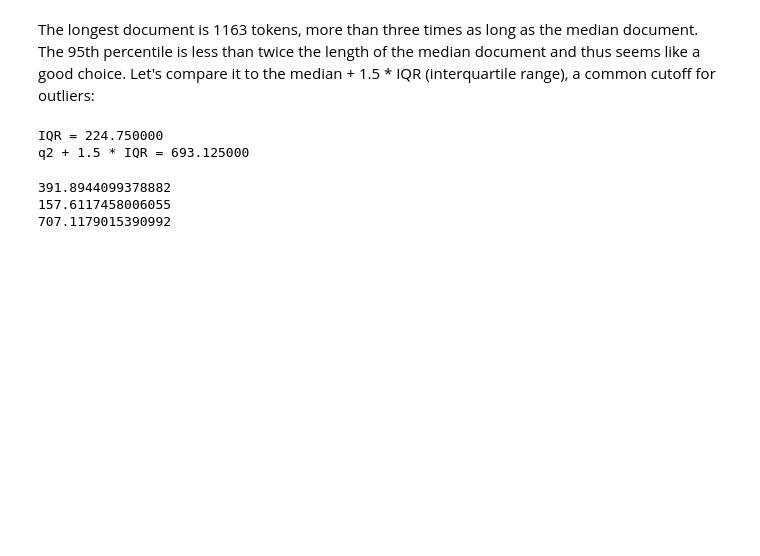
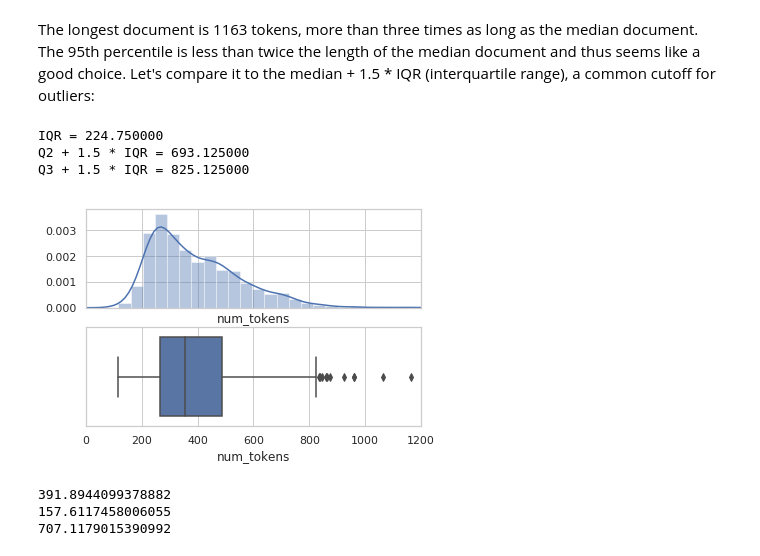
Before and after one commit to PhyloStar/NorskASK, a Jupyter notebook: notebooks/Post-split analysis.ipynb, the cells around one changed output. Cells and saved outputs as stored; diff of their text form; code cells hidden in the pictures; blank space fills up the shorter version.

```diff
--- a/notebooks/Post-split analysis.ipynb
+++ b/notebooks/Post-split analysis.ipynb
@@ -187,10 +187,20 @@ The longest document is 1163 tokens, more than three times as long as the median
 s = train.num_tokens
 iqr = s.quantile(0.75) - s.quantile(0.25)
 print('IQR = %f' % iqr)
-print('q2 + 1.5 * IQR = %f' % (s.quantile(0.5) + 1.5 * iqr))
+print('Q2 + 1.5 * IQR = %f' % (s.quantile(0.5) + 1.5 * iqr))
+print('Q3 + 1.5 * IQR = %f' % (s.quantile(0.75) + 1.5 * iqr))
 # %% [output]
 IQR = 224.750000
-q2 + 1.5 * IQR = 693.125000
+Q2 + 1.5 * IQR = 693.125000
+Q3 + 1.5 * IQR = 825.125000
+# %%
+with sns.plotting_context("notebook"):
+    fig, (ax1, ax2) = plt.subplots(2, 1, sharex=True)
+    plt.xlim((0, 1200))
+    sns.distplot(train.num_tokens, ax=ax1)
+    sns.boxplot(train.num_tokens, ax=ax2)
+# %% [output]
+[figure, added]
 # %%
 m = s.mean()
 std = s.std()
```
Also changed, not shown: 1 other file.
